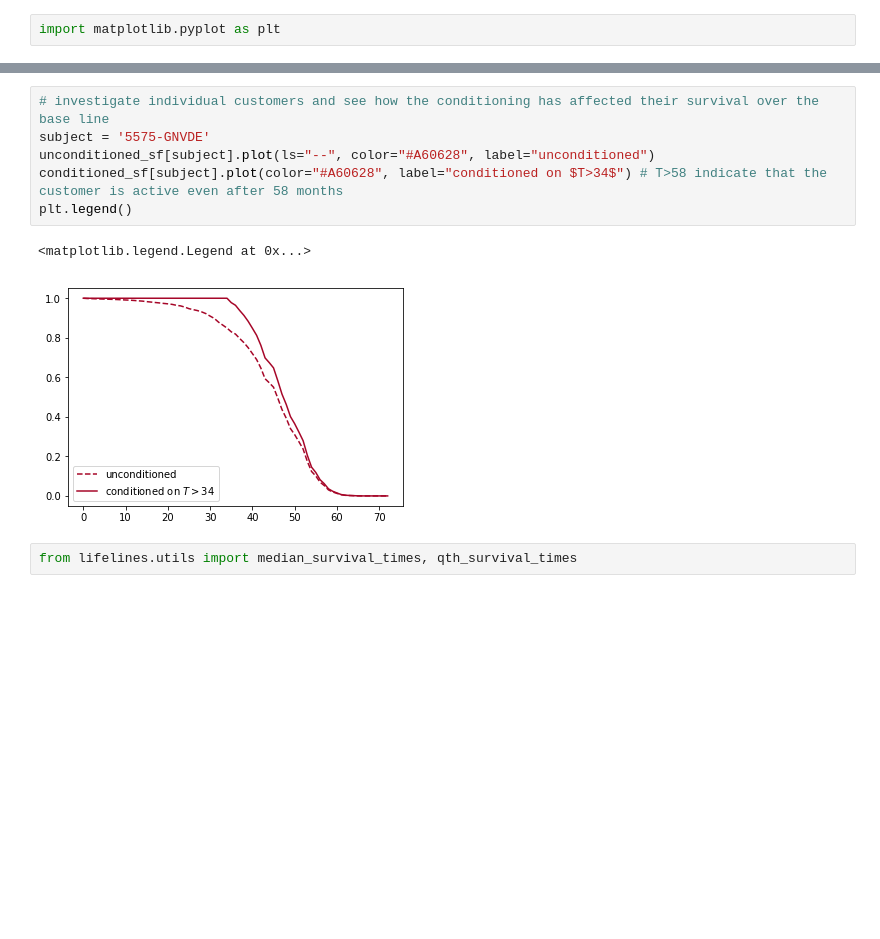
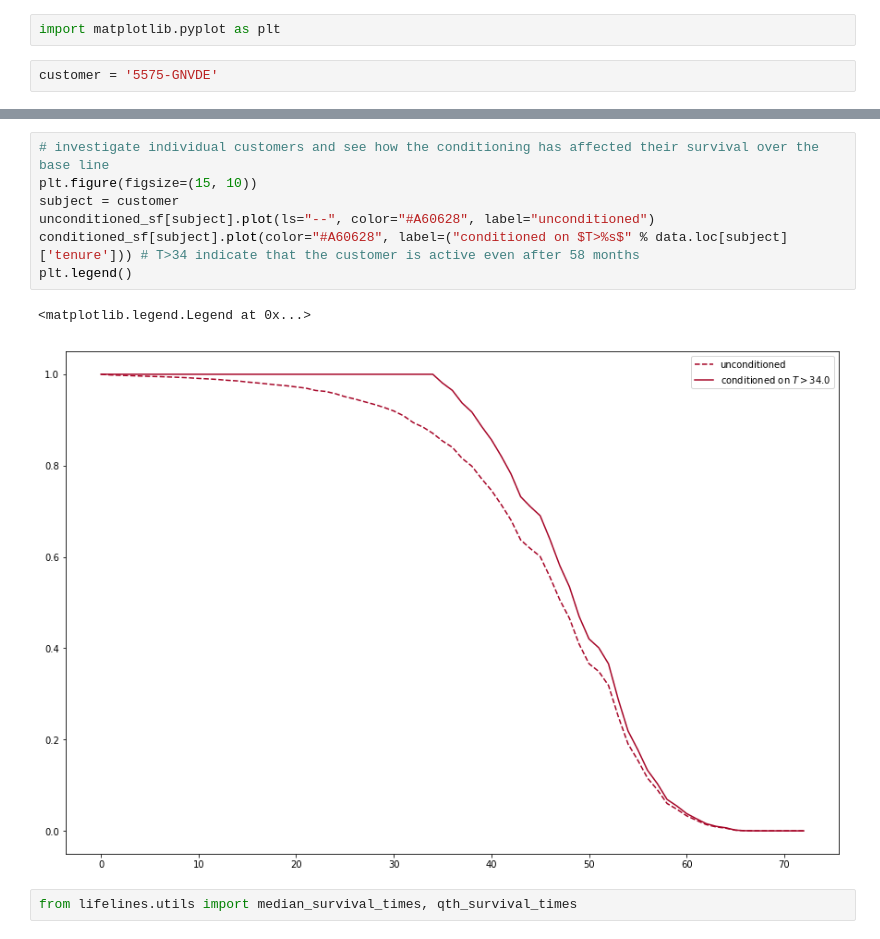
Before and after one commit to PadmajaVB/Cohort-Analysis, a Jupyter notebook: Code/TelcoCustomerChurn.ipynb, the cells around one changed output, grey strips where cells are left out. Saved outputs shown, nothing was run; the diff lists cells and outputs as text; blank space fills up the shorter version.

```diff
--- a/Code/TelcoCustomerChurn.ipynb
+++ b/Code/TelcoCustomerChurn.ipynb
@@ -148,4 +144,6 @@ conditioned_sf.head()
 5 rows × 5174 columns
 # %%
 import matplotlib.pyplot as plt
+# %%
+customer = '5575-GNVDE'
 # %%
@@ -155,13 +153,14 @@ df.loc[df['customerID'] == '5575-GNVDE']
 | 1 | 5575-GNVDE | Male | 0 | No | No | 34 | Yes | No | ... |
 # %%
 # investigate individual customers and see how the conditioning has affected their survival over the base line
-subject = '5575-GNVDE'
+plt.figure(figsize=(15, 10))
+subject = customer
 unconditioned_sf[subject].plot(ls="--", color="#A60628", label="unconditioned")
-conditioned_sf[subject].plot(color="#A60628", label="conditioned on $T>34$") # T>58 indicate that the customer is active even after 58 months
+conditioned_sf[subject].plot(color="#A60628", label=("conditioned on $T>%s$" % data.loc[subject]['tenure'])) # T>34 indicate that the customer is active even after 58 months
 plt.legend()
 # %% [output]
 <matplotlib.legend.Legend at 0x...>
-[figure, old version]
+[figure, new version]
 # %%
 from lifelines.utils import median_survival_times, qth_survival_times
 # %%
```
Also changed, not shown: parts of 35 cells of this notebook, 1 other file.
